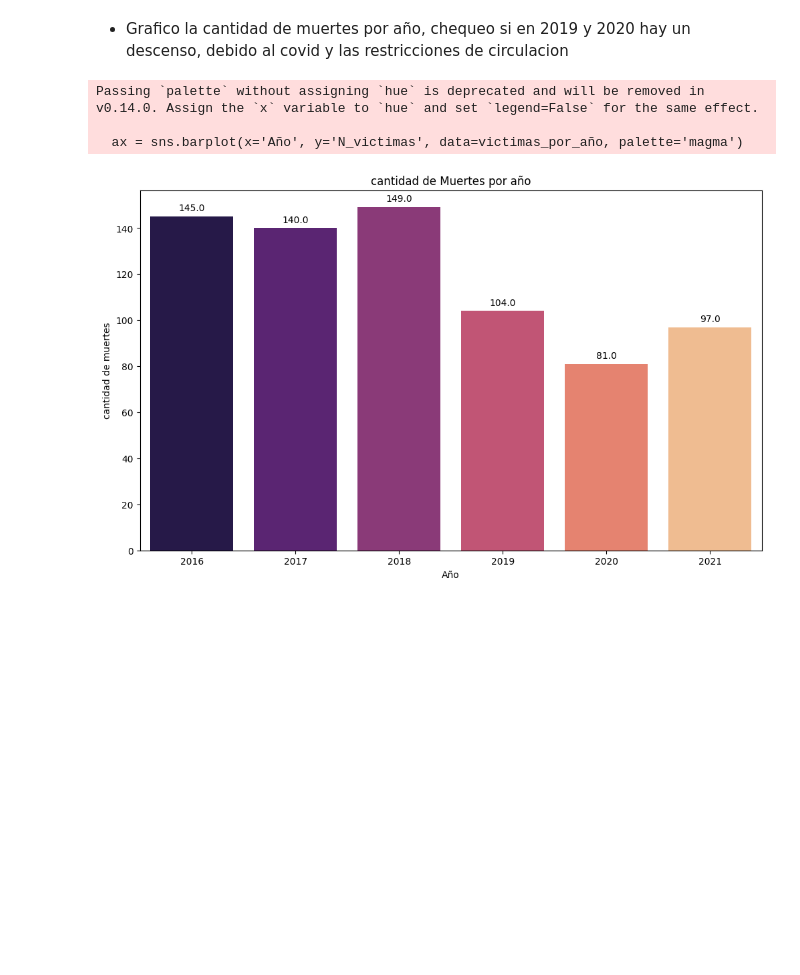
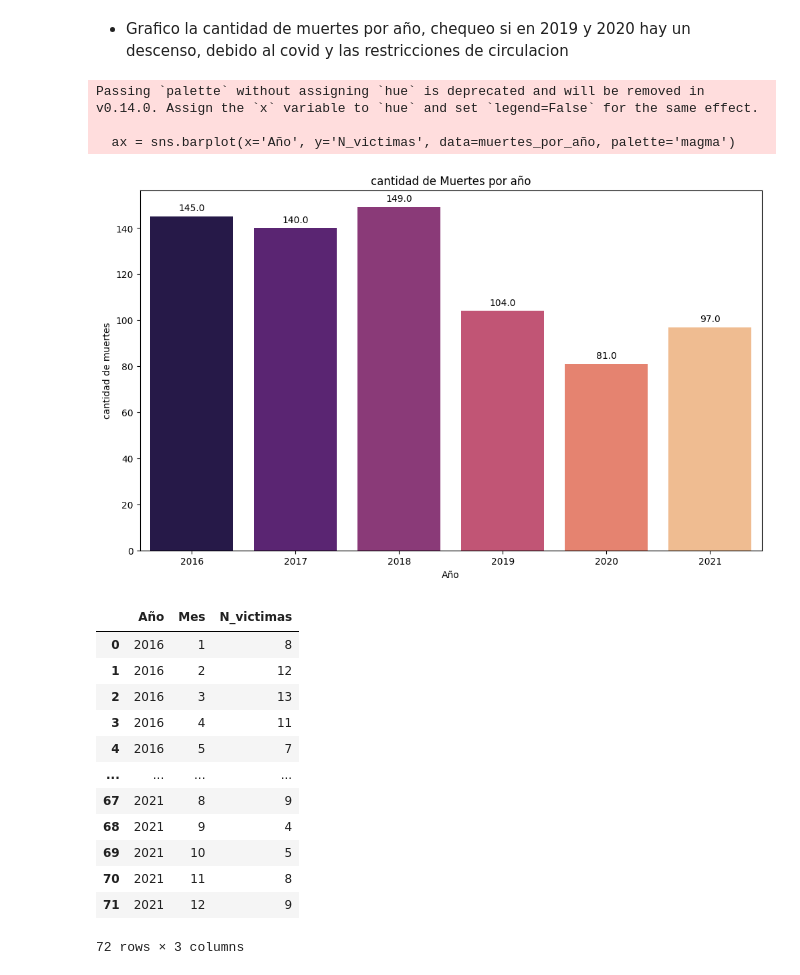
Before and after one commit to matiasbarriosled/PiDa2, a Jupyter notebook: EDA/EDA.ipynb, the cells around one changed output. Saved outputs shown, nothing was run; the diff lists cells and outputs as text; code cells hidden in the pictures; blank space fills up the shorter version.

```diff
--- a/EDA/EDA.ipynb
+++ b/EDA/EDA.ipynb
@@ -57,7 +60,7 @@ victimas_por_año.head()
 plt.figure(figsize=(12, 7))
 plt.title('cantidad de Muertes por año')
 plt.ylabel('cantidad de muertes')
-ax = sns.barplot(x='Año', y='N_victimas', data=victimas_por_año, palette='magma')
+ax = sns.barplot(x='Año', y='N_victimas', data=muertes_por_año, palette='magma')
 for p in ax.patches:
     ax.annotate(format(p.get_height(), '.1f'),
                 (p.get_x() + p.get_width() / 2., p.get_height()),
@@ -68,5 +71,23 @@ plt.show()
 # %% [output]
 Passing `palette` without assigning `hue` is deprecated and will be removed in v0.14.0. Assign the `x` variable to `hue` and set `legend=False` for the same effect.
 
-  ax = sns.barplot(x='Año', y='N_victimas', data=victimas_por_año, palette='magma')
+  ax = sns.barplot(x='Año', y='N_victimas', data=muertes_por_año, palette='magma')
 [figure]
+# %%
+muertes_por_mes = hechos[['N_victimas','Año','Mes']]
+muertes_por_mes = muertes_por_mes.groupby(['Año','Mes']).sum().reset_index()
+muertes_por_mes
+# %% [output]
+|  | Año | Mes | N_victimas |
+| 0 | 2016 | 1 | 8 |
+| 1 | 2016 | 2 | 12 |
+| 2 | 2016 | 3 | 13 |
+| 3 | 2016 | 4 | 11 |
+| 4 | 2016 | 5 | 7 |
+| ... | ... | ... | ... |
+| 67 | 2021 | 8 | 9 |
+| 68 | 2021 | 9 | 4 |
+| 69 | 2021 | 10 | 5 |
+| 70 | 2021 | 11 | 8 |
+| 71 | 2021 | 12 | 9 |
+72 rows × 3 columns
```
Also changed, not shown: parts of 5 cells of this notebook.
